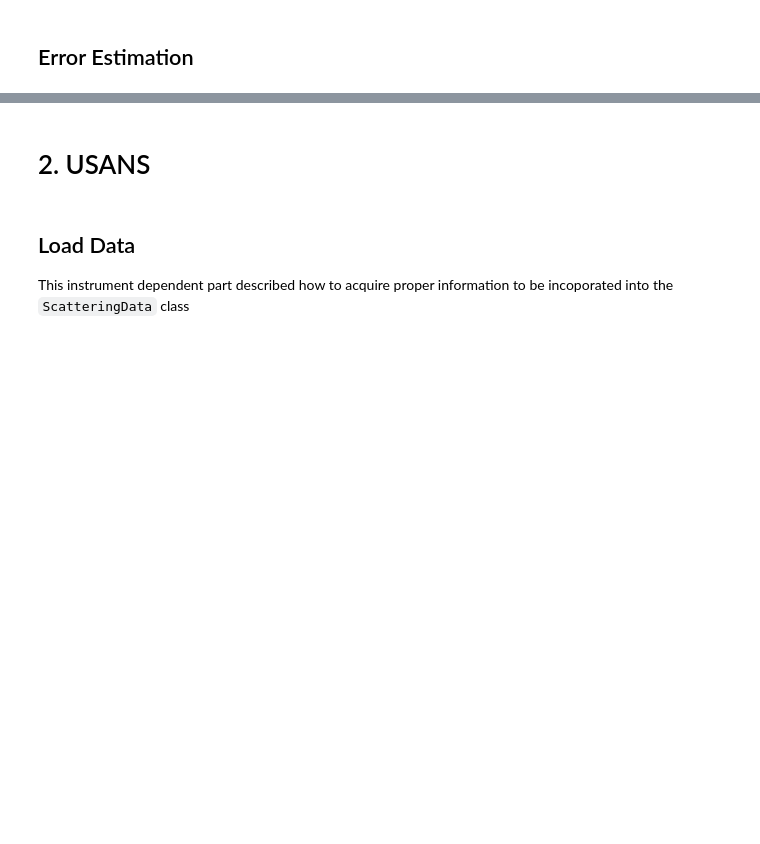
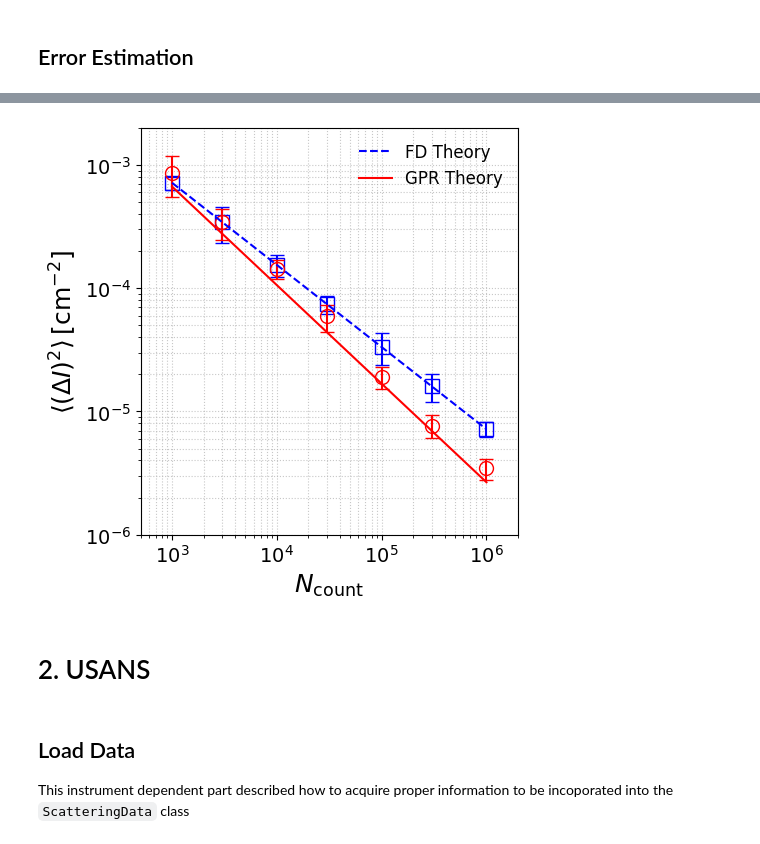
Before and after one commit to ch-tung/MLSR, a Jupyter notebook: binning/test_1D_instr.ipynb, the cells around one changed output, grey strips where cells are left out. Saved outputs shown, nothing was run; the diff lists cells and outputs as text; code cells hidden in the pictures; blank space fills up the shorter version.

Commit message:
saved results as json format

```diff
--- a/binning/test_1D_instr.ipynb
+++ b/binning/test_1D_instr.ipynb
@@ -707,3 +853,79 @@ Theoretical optimal errors: FD = 7.1739e-06, GPR = 2.6618e-06, chi = 2.8883e-01
+# %%
+# # Unpack plot_D22 tuple
+# plot_fd_actual, plot_gp_actual, plot_parameters = plot_D22
+# L, A0, beta, gamma = plot_parameters
+
+# # Convert numpy types to native Python types for JSON serialization
+# def convert_for_json(obj):
+#     if isinstance(obj, (float, int, str, bool)):
+#         return obj
+#     elif isinstance(obj, (np.float32, np.float64)):
+#         return float(obj)
+#     elif isinstance(obj, (np.int32, np.int64)):
+#         return int(obj)
+#     elif isinstance(obj, np.ndarray):
+#         return obj.tolist()
+#     elif isinstance(obj, list):
+#         return [convert_for_json(x) for x in obj]
+#     elif isinstance(obj, tuple):
+#         return [convert_for_json(x) for x in obj]
+#     elif isinstance(obj, dict):
+#         return {str(k): convert_for_json(v) for k, v in obj.items()}
+#     else:
+#         return str(obj)
+
+# plot_D22_json = convert_for_json(plot_D22)
+# with open("plot_D22.json", "w") as f:
+#     json.dump(plot_D22_json, f, indent=2)
+
+# --- Recreate final plot from saved data ---
+with open("plot_D22.json", "r") as f:
+    plot_D22_loaded = json.load(f)
+
+plot_fd_actual = plot_D22_loaded[0]
+plot_gp_actual = plot_D22_loaded[1]
+plot_parameters = plot_D22_loaded[2]
+L, A0, beta, gamma = plot_parameters
+
+fig, ax = plt.subplots(figsize=(5, 5))
+
+# Plot FD actual points (blue squares)
+for total_counts, fd_actual, fd_actual_std in plot_fd_actual:
+    ax.loglog(total_counts, fd_actual, marker='s', color='b', markersize=10, fillstyle='none')
+    ax.errorbar(total_counts, fd_actual, yerr=fd_actual_std, fmt='none', ecolor='b', elinewidth=1.5, capsize=5)
+
+# Plot GPR actual points (red circles)
+for total_counts, gpr_actual, gpr_actual_std in plot_gp_actual:
+    ax.loglog(total_counts, gpr_actual, marker='o', color='red', markersize=10, fillstyle='none')
+    ax.errorbar(total_counts, gpr_actual, yerr=gpr_actual_std, fmt='none', ecolor='red', elinewidth=1.5, capsize=5)
+
+# Calculate theoretical curves
+total_counts_list = [pt[0] for pt in plot_fd_actual]
+fd_theoretical_mse_list = []
+gpr_theoretical_mse_list = []
+
+for total_counts in total_counts_list:
+    alpha = A0 / total_counts
+    chi = (alpha / beta) ** (2 / 3) * gamma / beta
+    C_FD = (2.0 ** (1.0 / 3.0))
+    fd_theoretical_mse = (alpha ** (2.0 / 3.0)) * (beta ** (1.0 / 3.0)) * C_FD
+    C_GPR = (5.0 / 4.0) * ((2.0 * math.pi) ** (-2.0 / 5.0))
+    gpr_theoretical_mse = C_GPR * (gamma ** (1.0 / 5.0)) * (A0 ** (4.0 / 5.0)) * (total_counts ** (-4.0 / 5.0))
+    fd_theoretical_mse_list.append(fd_theoretical_mse)
+    gpr_theoretical_mse_list.append(gpr_theoretical_mse)
+
+ax.loglog(total_counts_list, fd_theoretical_mse_list, '--', color='b', label='FD Theory')
+ax.loglog(total_counts_list, gpr_theoretical_mse_list, '-', color='red', label='GPR Theory')
+
+ax.set_xlabel(r'$N_{\mathrm{count}}$', fontsize=18)
+ax.set_ylabel(r'$\langle(\Delta I)^2\rangle\,[\mathrm{cm^{-2}}]$', fontsize=18)
+ax.grid(True, which='both', ls=':', alpha=0.7)
+ax.tick_params(axis='both', labelsize=14)
+ax.set_ylim([1e-6, 2e-3])
+ax.set_xlim([5e2, 2e6])
+fig.tight_layout()
+# %% [output]
+[figure, added]
 # %% [markdown]
 # 2. USANS
 # %% [markdown]
```
Also changed, not shown: parts of 10 cells of this notebook, 3 other files.
